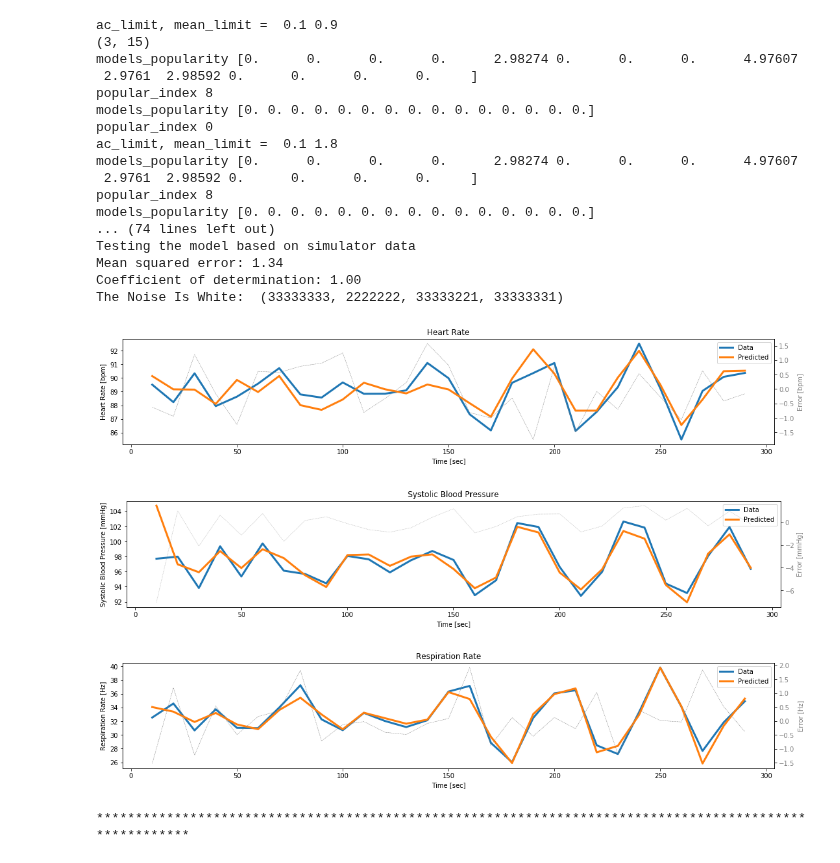
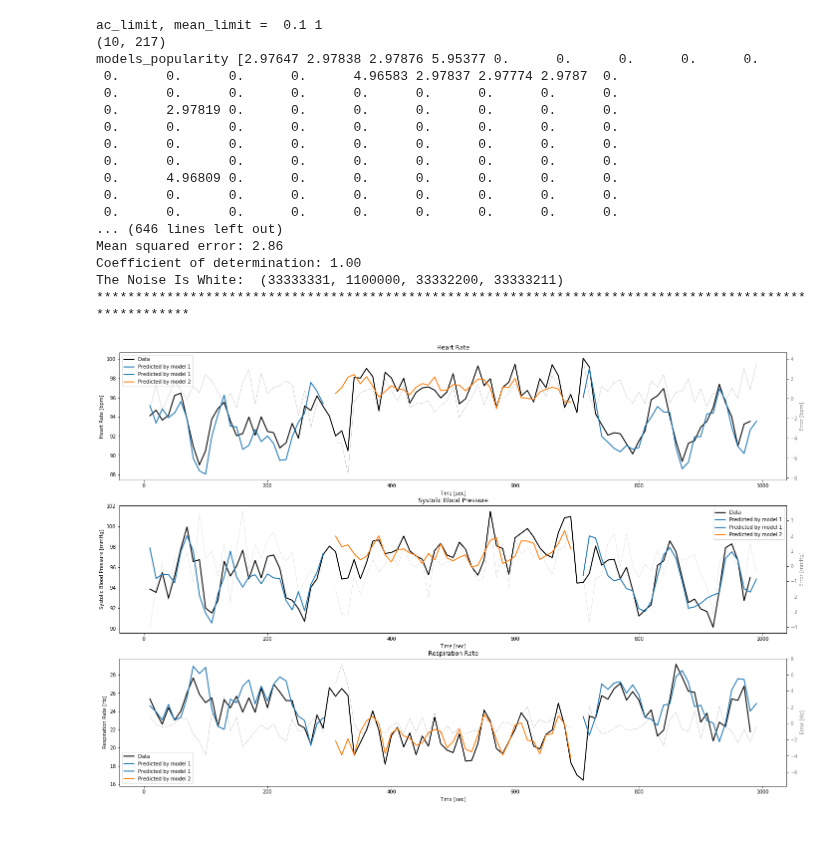
Before and after one commit to aliabufoul/SLDS, a Jupyter notebook: application.ipynb, the cells around one changed output. Drawn from its saved outputs; the diff is of its cells as text; code cells hidden in the pictures; blank space fills up the shorter version.

Commit message:
Plot all models at the same window

```diff
--- a/application.ipynb
+++ b/application.ipynb
@@ -13,32 +29,29 @@ ModuleNotFoundError: No module named 'pypr'
 # %%
 %run configuration.ipynb
 %run preprocessing/blood-pressure.ipynb
 %run preprocessing/heart-rate.ipynb
 %run preprocessing/respiration.ipynb
 %run linear-regression.ipynb
 %run simulator.ipynb
 %run splitting-by-models.ipynb
 
-split_to_models(0, 300, "simulator")
+split_to_models(0, 1000, "simulator")
 # %% [output]
-ac_limit, mean_limit =  0.1 0.9
-(3, 15)
-models_popularity [0.      0.      0.      0.      2.98274 0.      0.      0.      4.97607
- 2.9761  2.98592 0.      0.      0.      0.     ]
-popular_index 8
-models_popularity [0. 0. 0. 0. 0. 0. 0. 0. 0. 0. 0. 0. 0. 0. 0.]
-popular_index 0
-ac_limit, mean_limit =  0.1 1.8
-models_popularity [0.      0.      0.      0.      2.98274 0.      0.      0.      4.97607
- 2.9761  2.98592 0.      0.      0.      0.     ]
-popular_index 8
-models_popularity [0. 0. 0. 0. 0. 0. 0. 0. 0. 0. 0. 0. 0. 0. 0.]
-... (74 lines left out)
-Testing the model based on simulator data
-Mean squared error: 1.34
+ac_limit, mean_limit =  0.1 1
+(10, 217)
+models_popularity [2.97647 2.97838 2.97876 5.95377 0.      0.      0.      0.      0.
+ 0.      0.      0.      0.      4.96583 2.97837 2.97774 2.9787  0.
+ 0.      0.      0.      0.      0.      0.      0.      0.      0.
+ 0.      2.97819 0.      0.      0.      0.      0.      0.      0.
+ 0.      0.      0.      0.      0.      0.      0.      0.      0.
+ 0.      0.      0.      0.      0.      0.      0.      0.      0.
+ 0.      0.      0.      0.      0.      0.      0.      0.      0.
+ 0.      4.96809 0.      0.      0.      0.      0.      0.      0.
+ 0.      0.      0.      0.      0.      0.      0.      0.      0.
+ 0.      0.      0.      0.      0.      0.      0.      0.      0.
+... (646 lines left out)
+Mean squared error: 2.86
 Coefficient of determination: 1.00
-The Noise Is White:  (33333333, 2222222, 33333221, 33333331)
+The Noise Is White:  (33333331, 1100000, 33332200, 33333211)
+*******************************************************************************************************
-[figure, old version]
+[figure, new version]
-[figure, removed]
-[figure, removed]
-*******************************************************************************************************
```
Also changed, not shown: parts of 1 cell of this notebook, 3 other files.
